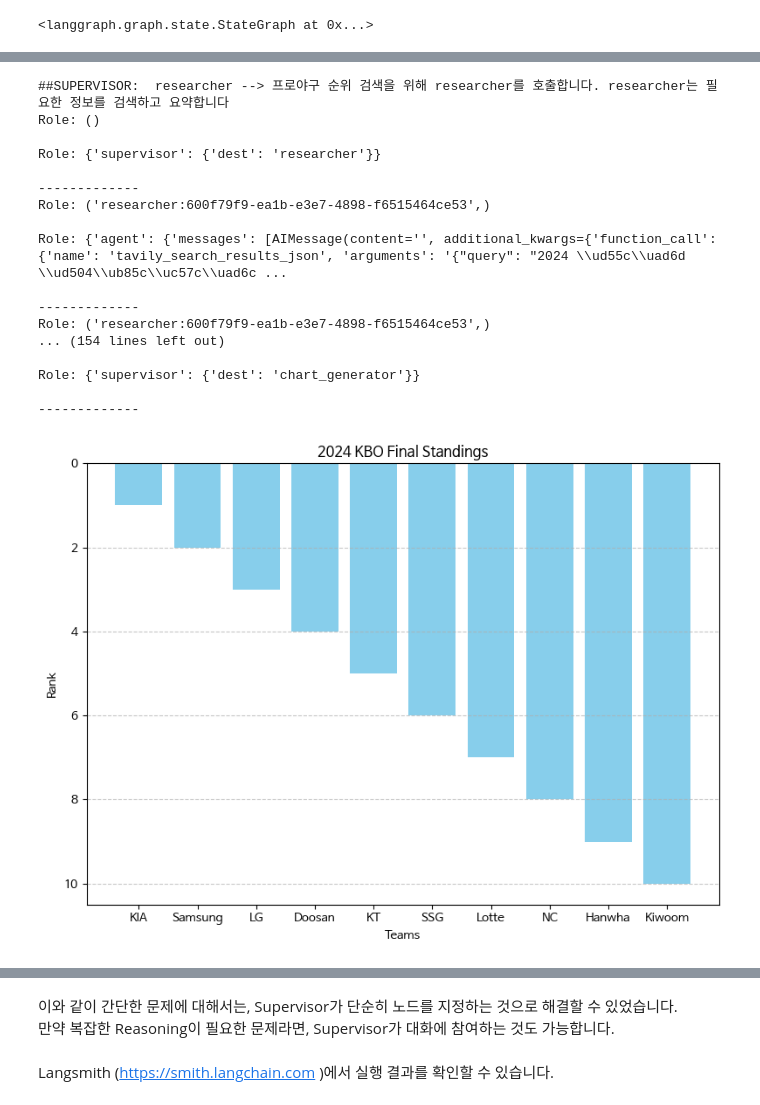
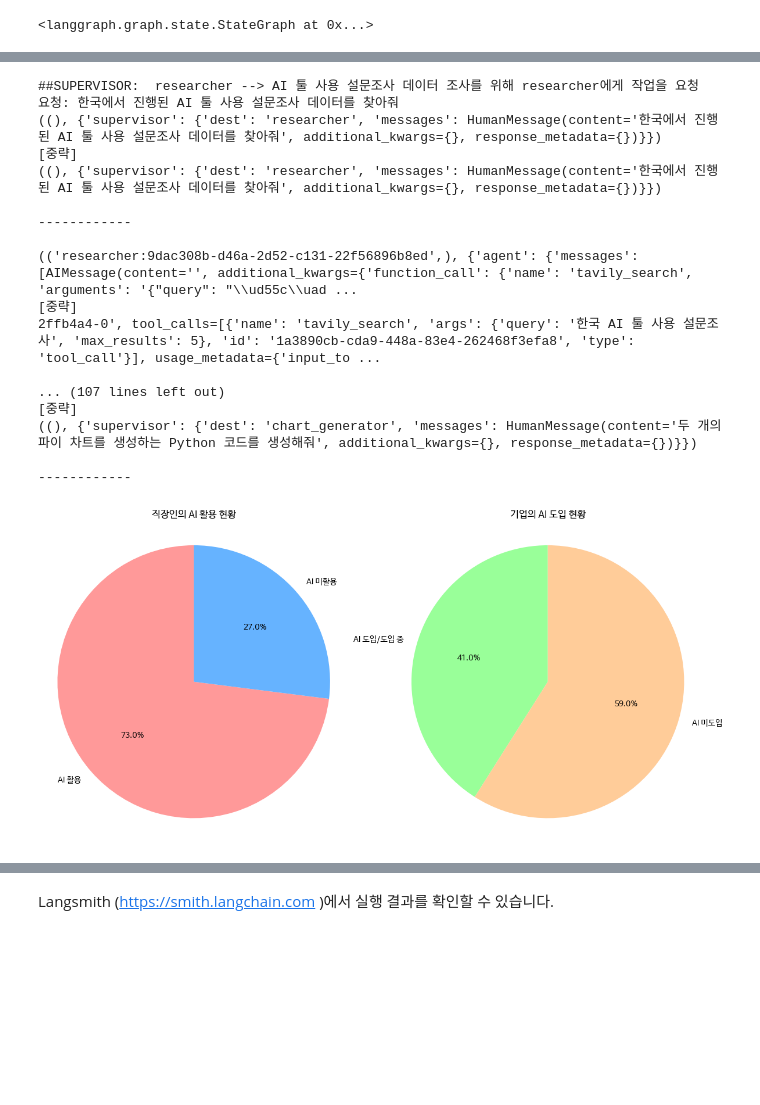
Before and after one commit to NotoriousH2/fastcampus_langgraph, a Jupyter notebook: codes/[정답]_9_PythonREPL_Multi_Agent.ipynb, the cells around one changed output, grey strips where cells are left out. Cells and saved outputs as stored; diff of their text form; code cells hidden in the pictures; blank space fills up the shorter version.

```diff
--- a/codes/[정답]_9_PythonREPL_Multi_Agent.ipynb
+++ b/codes/[정답]_9_PythonREPL_Multi_Agent.ipynb
@@ -274,6 +338,7 @@ from pydantic import BaseModel, Field
 
 class Router(BaseModel):
     reason : str = Field(description='dest를 선택한 이유를 30자 이내로 설명')
+    send_msg : str = Field(description='해당 에이전트에 추가로 요청할 말(자연어 말투로)')
     dest: Literal[*routes] = Field(description="다음 작업을 수행할 에이전트를 결정합니다. 만약 모든 작업이 완료되었다면 FINISH를 출력합니다.")
 # %% [markdown]
 프롬프트를 구성하고, 현재 상황을 판단해 적절한 에이전트를 선택하고 전달하도록 구성합니다.
@@ -310,11 +374,13 @@ def supervisor(state: State) -> Command[Literal[*agents, "__end__"]]:
 
     print('##SUPERVISOR: ', response.dest, '-->', response.reason)
 
+    print("요청:", response.send_msg)
+
     goto = response.dest
     if goto == "FINISH":
         goto = END
 
-    return Command(goto=goto, update={"dest": goto})
+    return Command(goto=goto, update={"dest": goto, 'messages':HumanMessage(response.send_msg)})
 # %%
 def make_system_prompt(suffix: str) -> str:
     return f"""
@@ -442,23 +512,14 @@ events = graph.stream(
     {
         'next':'',
         "messages": [
-            ("user","잠실역 맛집 3개 추천해줘.")
+            ("user","잠실역 맛집 3개 추천해줘. 시각화는 안 해도 돼.")
         ],
     },subgraphs=True,stream_mode='updates')
 
 
-
 for s in events:
-    for role in s:
-        print(f'Role: {role}')
-        print('')
-        try:
-            for message in s[role]['messages']:
-                print(message.type,':', message.content)
-        except:
-            continue
-        print('DEST:', s[role]['dest'])
-        print('--------')
-    #print(s)
-    print("-------------")
+    print(str(s)[:300])
+    print('[중략]')
+    print(str(s)[-300:])
+    print('\n------------\n')
 # %% [output]
@@ -489,43 +543,34 @@ Role: {'supervisor': {'dest': '__end__'}}
 # %%
 events = graph.stream(
     {
         'next':'',
         "messages": [
-            ("user","2024년 한국 프로야구 10팀의 최종 순위 알려줘.")
+            ("user","한국에서 진행된 AI 툴 사용 설문조사를 확인하고, 이를 파이차트로 시각화해줘")
         ],
     },subgraphs=True,stream_mode='updates')
 
 
-
 for s in events:
-    for role in s:
-        print(f'Role: {role}')
-        print('')
-        try:
-            for message in s[role]['messages']:
-                print(message.type,':', message.content)
-        except:
-            continue
-        print('DEST:', s[role]['dest'])
-        print('--------')
-    #print(s)
-    print("-------------")
+    print(str(s)[:300])
+    print('[중략]')
+    print(str(s)[-300:])
+    print('\n------------\n')
 # %% [output]
-##SUPERVISOR:  researcher --> 프로야구 순위 검색을 위해 researcher를 호출합니다. researcher는 필요한 정보를 검색하고 요약합니다
-Role: ()
+##SUPERVISOR:  researcher --> AI 툴 사용 설문조사 데이터 조사를 위해 researcher에게 작업을 요청
+요청: 한국에서 진행된 AI 툴 사용 설문조사 데이터를 찾아줘
+((), {'supervisor': {'dest': 'researcher', 'messages': HumanMessage(content='한국에서 진행된 AI 툴 사용 설문조사 데이터를 찾아줘', additional_kwargs={}, response_metadata={})}})
+[중략]
+((), {'supervisor': {'dest': 'researcher', 'messages': HumanMessage(content='한국에서 진행된 AI 툴 사용 설문조사 데이터를 찾아줘', additional_kwargs={}, response_metadata={})}})
 
-Role: {'supervisor': {'dest': 'researcher'}}
+------------
 
--------------
-Role: ('researcher:600f79f9-ea1b-e3e7-4898-f6515464ce53',)
+(('researcher:9dac308b-d46a-2d52-c131-22f56896b8ed',), {'agent': {'messages': [AIMessage(content='', additional_kwargs={'function_call': {'name': 'tavily_search', 'arguments': '{"query": "\\ud55c\\uad ...
+[중략]
+2ffb4a4-0', tool_calls=[{'name': 'tavily_search', 'args': {'query': '한국 AI 툴 사용 설문조사', 'max_results': 5}, 'id': '1a3890cb-cda9-448a-83e4-262468f3efa8', 'type': 'tool_call'}], usage_metadata={'input_to ...
 
-Role: {'agent': {'messages': [AIMessage(content='', additional_kwargs={'function_call': {'name': 'tavily_search_results_json', 'arguments': '{"query": "2024 \\ud55c\\uad6d \\ud504\\ub85c\\uc57c\\uad6c ...
+... (107 lines left out)
+[중략]
+((), {'supervisor': {'dest': 'chart_generator', 'messages': HumanMessage(content='두 개의 파이 차트를 생성하는 Python 코드를 생성해줘', additional_kwargs={}, response_metadata={})}})
 
--------------
-Role: ('researcher:600f79f9-ea1b-e3e7-4898-f6515464ce53',)
-... (154 lines left out)
-
-Role: {'supervisor': {'dest': 'chart_generator'}}
-
--------------
+------------
-[figure, old version]
+[figure, new version]
@@ -549,5 +594,2 @@ Role: {'supervisor': {'dest': '__end__'}}
-# %% [markdown]
-이와 같이 간단한 문제에 대해서는, Supervisor가 단순히 노드를 지정하는 것으로 해결할 수 있었습니다.
-만약 복잡한 Reasoning이 필요한 문제라면, Supervisor가 대화에 참여하는 것도 가능합니다.
 # %% [markdown]
 Langsmith (https://smith.langchain.com )에서 실행 결과를 확인할 수 있습니다.
```
Also changed, not shown: parts of 18 cells of this notebook, 27 other files.
